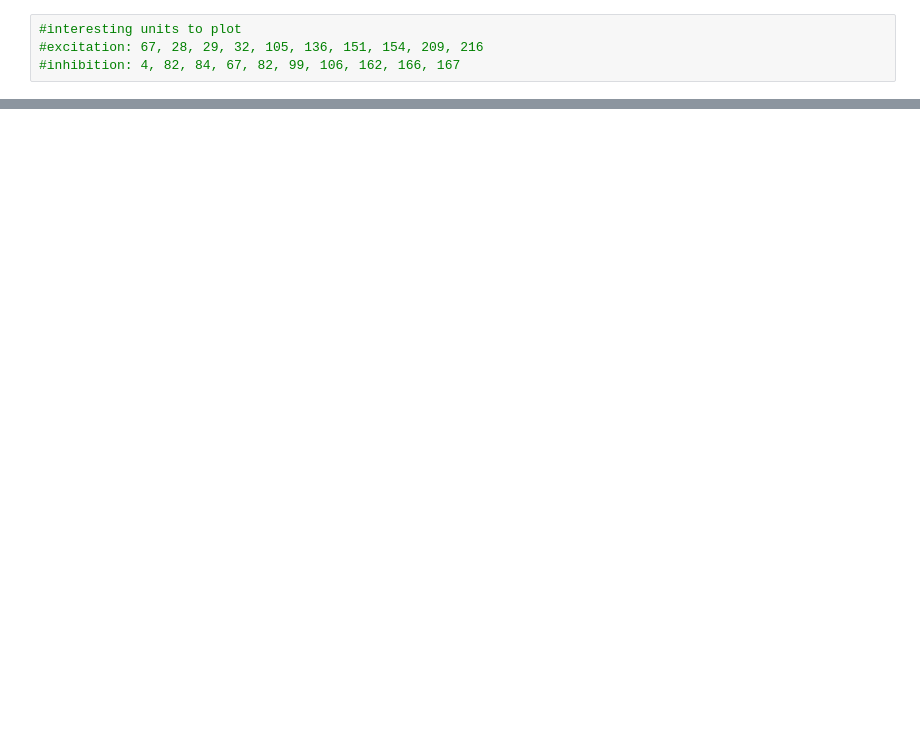
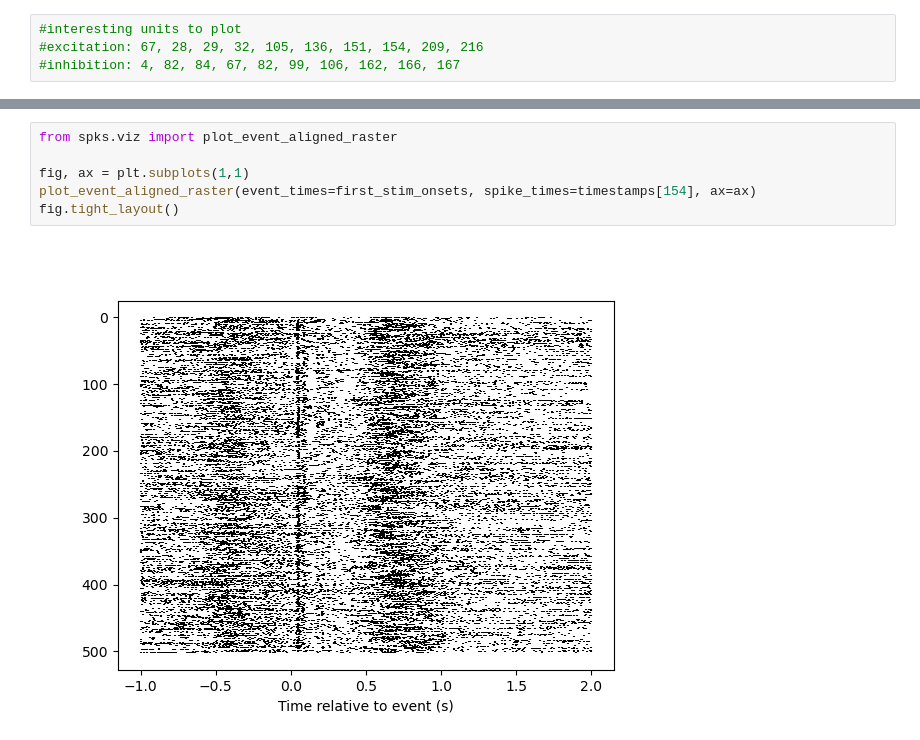
Before and after one commit to rojasgabriel/ephys, a Jupyter notebook: sorting.ipynb, the cells around one changed output, grey strips where cells are left out. Drawn from its saved outputs; the diff is of its cells as text; blank space fills up the shorter version.

```diff
--- a/sorting.ipynb
+++ b/sorting.ipynb
@@ -577,0 +160,8 @@ for iclu,c in zip(clusters,['#d62728',
+# %%
+from spks.viz import plot_event_aligned_raster
+
+fig, ax = plt.subplots(1,1)
+plot_event_aligned_raster(event_times=first_stim_onsets, spike_times=timestamps[154], ax=ax)
+fig.tight_layout()
+# %% [output]
+[figure, added]
```
Also changed, not shown: parts of 58 cells of this notebook, 1 other file.
